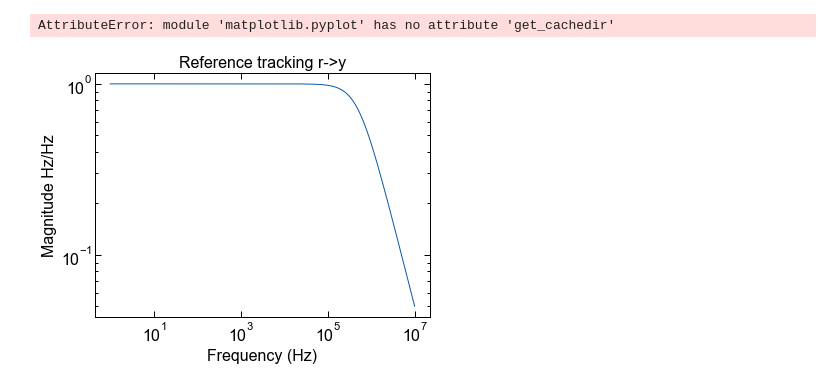
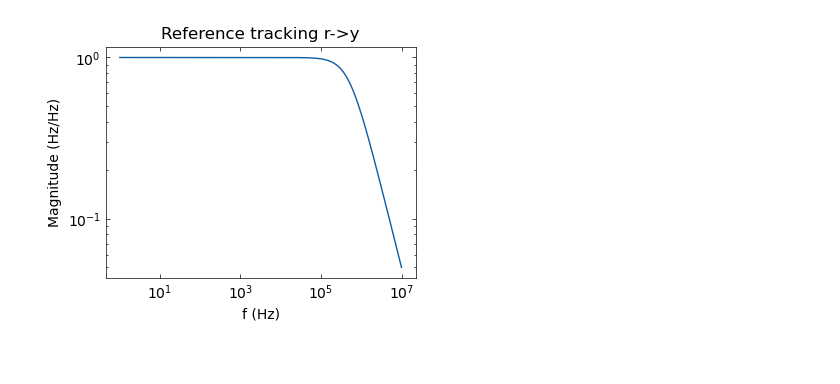
Before and after one commit to kaikai-liu/pyphotonicsims, a Jupyter notebook: control modeling test.ipynb, the cells around one changed output. Saved outputs shown, nothing was run; the diff lists cells and outputs as text; code cells hidden in the pictures.

```diff
--- a/control modeling test.ipynb
+++ b/control modeling test.ipynb
@@ -1,26 +1,27 @@
 # %%
-import control as ctrl
+import control as ct
 import numpy as np
 import matplotlib.pyplot as plt
-from data_analysis.systems.control_systems import *
+from control_core.control_systems import *
 # plt.style.available
-plt.style.use('notebook')
+%matplotlib inline
+plt.style.use('science')
+plt.rcParams['figure.figsize'] = [4,3]
-# %% [output]
-AttributeError: module 'matplotlib.pyplot' has no attribute 'get_cachedir'
 # %%
-s = ctrl.tf('s')
+freq_points = 500
+s = ct.tf('s')
 sys = 10e6/(1 + s/(2*np.pi*1e5))
-plant = ControlModule(sys_ref = sys, unit_in = 'V', unit_out = 'Hz')
-plant.output_noise = np.ones(500)*1e4
+plant = ControlModule(freq_points = freq_points, sys_ref = sys, unit_in = 'V', unit_out = 'Hz')
+plant.output_noise = np.ones(freq_points)*1e4
 
 sys = 0.5e-6*(1 + 2*np.pi*1e5/s)
-servo = ControlModule(sys_ref = sys, unit_in = 'Hz', unit_out = 'V')
+servo = ControlModule(freq_points = freq_points, sys_ref = sys, unit_in = 'Hz', unit_out = 'V')
 
 C_list = [servo,plant]
 laser = feedback_combine(C_list,1)
-laser.ref_input_noise = np.ones(500)*1e2
-laser.freqresp_update()
+laser.input_noise = np.ones(freq_points)*1e2
+laser.freqresp_module_update()
 
 laser.plot_ref_tracking()
 # %% [output]
-[figure, old version]
+[figure, new version]
```
Also changed, not shown: parts of 3 cells of this notebook, 7 other files.
